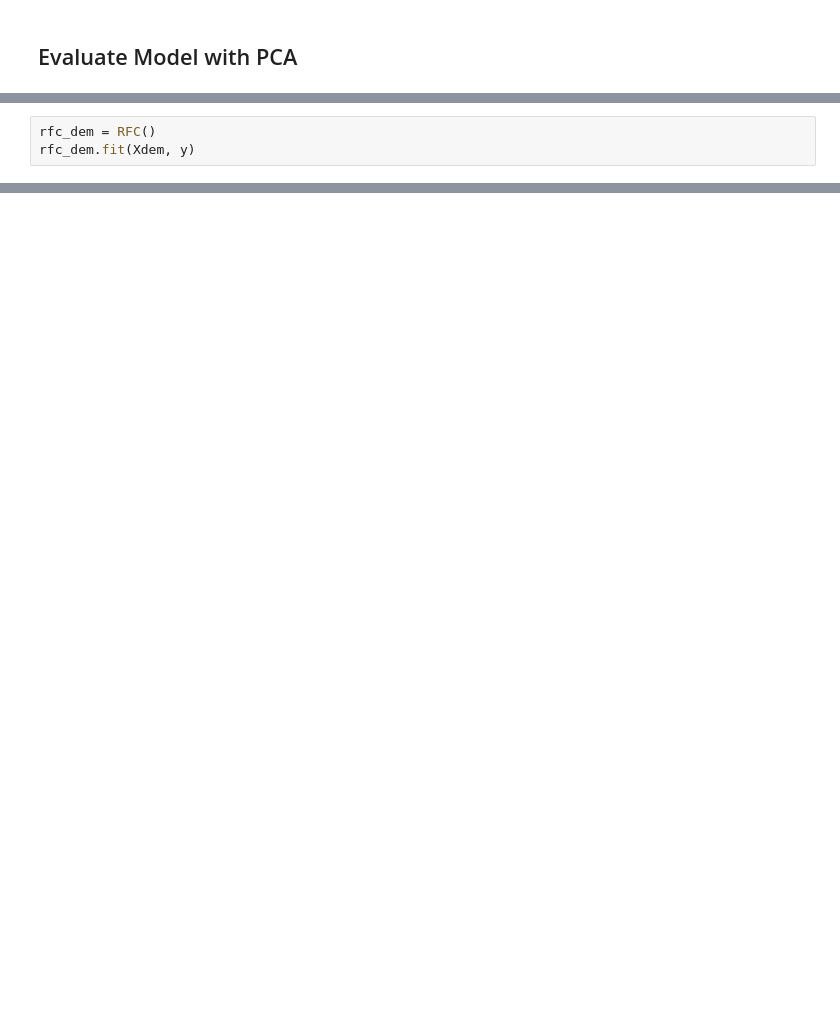
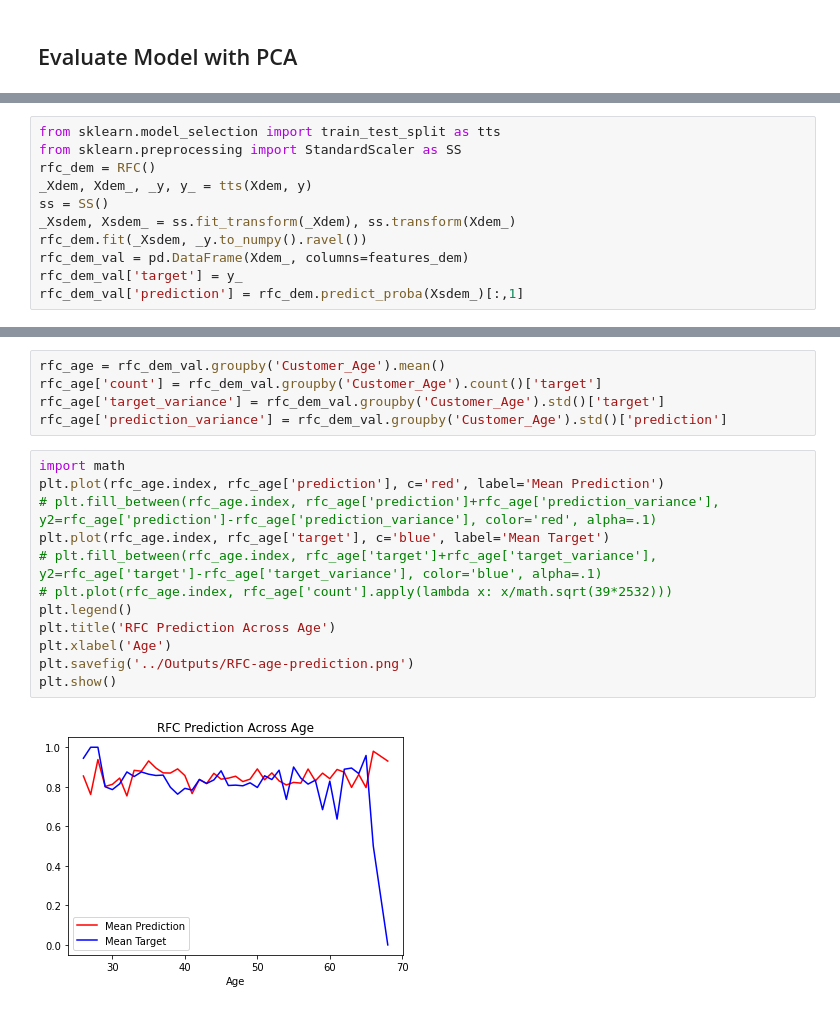
Before and after one commit to asundquistdavis/credit-churn-prediction, a Jupyter notebook: Analysis/random-forest-classifier.ipynb, the cells around one changed output, grey strips where cells are left out. Cells and saved outputs as stored; diff of their text form; blank space fills up the shorter version.

```diff
--- a/Analysis/random-forest-classifier.ipynb
+++ b/Analysis/random-forest-classifier.ipynb
@@ -115,3 +168,11 @@ plt.show()
 # %%
+from sklearn.model_selection import train_test_split as tts
+from sklearn.preprocessing import StandardScaler as SS
 rfc_dem = RFC()
-rfc_dem.fit(Xdem, y)
+_Xdem, Xdem_, _y, y_ = tts(Xdem, y)
+ss = SS()
+_Xsdem, Xsdem_ = ss.fit_transform(_Xdem), ss.transform(Xdem_)
+rfc_dem.fit(_Xsdem, _y.to_numpy().ravel())
+rfc_dem_val = pd.DataFrame(Xdem_, columns=features_dem)
+rfc_dem_val['target'] = y_
+rfc_dem_val['prediction'] = rfc_dem.predict_proba(Xsdem_)[:,1]
@@ -117,0 +187,19 @@ rfc_dem.fit(Xdem, y)
+# %%
+rfc_age = rfc_dem_val.groupby('Customer_Age').mean()
+rfc_age['count'] = rfc_dem_val.groupby('Customer_Age').count()['target']
+rfc_age['target_variance'] = rfc_dem_val.groupby('Customer_Age').std()['target']
+rfc_age['prediction_variance'] = rfc_dem_val.groupby('Customer_Age').std()['prediction']
+# %%
+import math
+plt.plot(rfc_age.index, rfc_age['prediction'], c='red', label='Mean Prediction')
+# plt.fill_between(rfc_age.index, rfc_age['prediction']+rfc_age['prediction_variance'], y2=rfc_age['prediction']-rfc_age['prediction_variance'], color='red', alpha=.1)
+plt.plot(rfc_age.index, rfc_age['target'], c='blue', label='Mean Target')
+# plt.fill_between(rfc_age.index, rfc_age['target']+rfc_age['target_variance'], y2=rfc_age['target']-rfc_age['target_variance'], color='blue', alpha=.1)
+# plt.plot(rfc_age.index, rfc_age['count'].apply(lambda x: x/math.sqrt(39*2532)))
+plt.legend()
+plt.title('RFC Prediction Across Age')
+plt.xlabel('Age')
+plt.savefig('../Outputs/RFC-age-prediction.png')
+plt.show()
+# %% [output]
+[figure, added]
```
Also changed, not shown: parts of 15 cells of this notebook, 9 other files.
